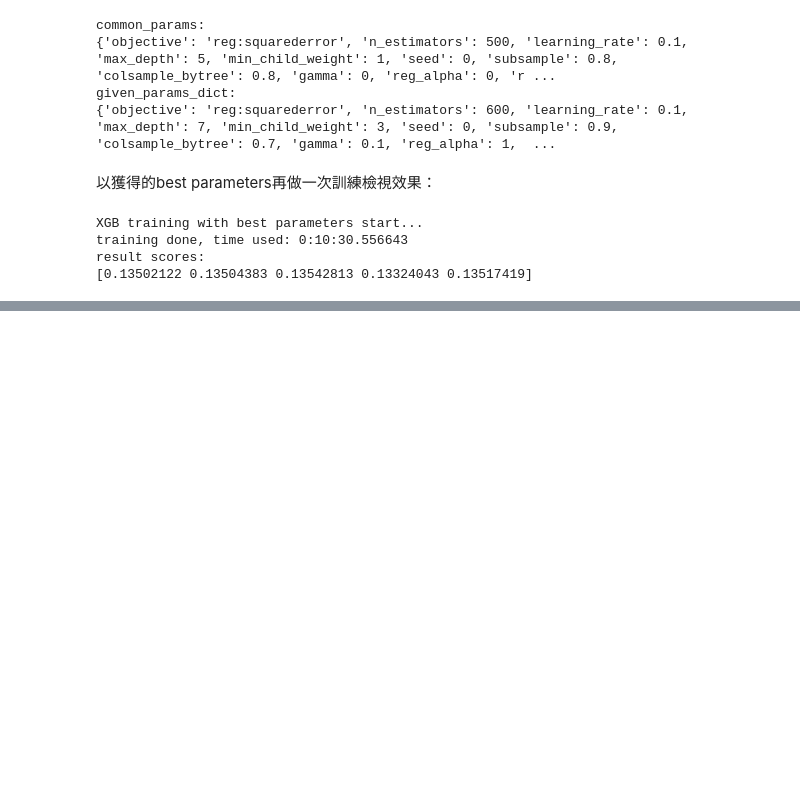
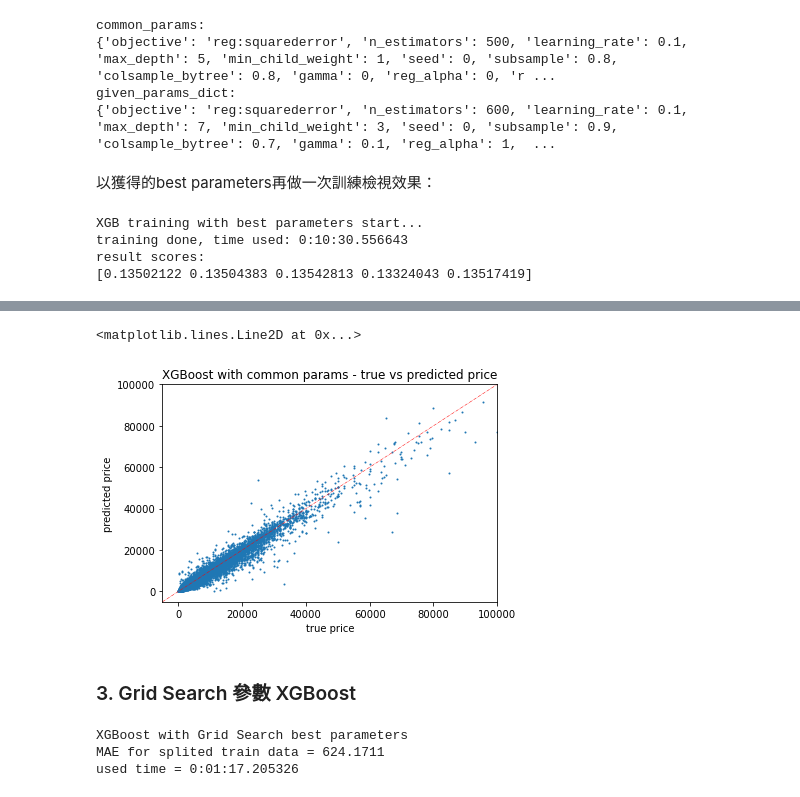
Before and after one commit to cyl89458/datawhale_tianchi, a Jupyter notebook: Task04.ipynb, the cells around one changed output, grey strips where cells are left out. Drawn from its saved outputs; the diff is of its cells as text; code cells hidden in the pictures; blank space fills up the shorter version.

```diff
--- a/Task04.ipynb
+++ b/Task04.ipynb
@@ -554,0 +653,36 @@ result scores:
+# %%
+fig, ax = plt.subplots()
+ax.scatter(train_y_test, xgb_common_pred_train_reversed,s=1)
+ax.title.set_text('XGBoost with common params - true vs predicted price')
+ax.set_xlabel('true price')
+ax.set_ylabel('predicted price')
+ax.set_xlim(-5000,100000)
+ax.set_ylim(-5000,100000)
+
+line = matplotlib.lines.Line2D([-5000,100000], [-5000,100000], color='red', ls='-.',lw=0.5)
+ax.add_line(line)
+# %% [output]
+<matplotlib.lines.Line2D at 0x...>
+[figure, added]
+# %% [markdown]
+### 3. Grid Search 參數 XGBoost
+# %%
+print('XGBoost with Grid Search best parameters')
+start_time = datetime.now()
+
+xgb_GS = XGBRegressor(**best_params_dict)
+xgb_GS.fit(train_x_train,train_y_ln_train)
+
+xgb_GS_pred_train = xgb_GS.predict(train_x_test)
+xgb_GS_pred_train_reversed = reverse_log_price(xgb_GS_pred_train)
+MAE_xgb_GS_train = mean_absolute_error(train_y_test, xgb_GS_pred_train_reversed)
+print('MAE for splited train data = '+str(np.round(MAE_xgb_GS_train,4)))
+
+xgb_GS_pred_test = xgb_GS.predict(test_x)
+xgb_GS_pred_test_reversed = reverse_log_price(xgb_GS_pred_test)
+
+print('used time = '+str(datetime.now()-start_time))
+# %% [output]
+XGBoost with Grid Search best parameters
+MAE for splited train data = 624.1711
+used time = 0:01:17.205326
```
Also changed, not shown: parts of 41 cells of this notebook, 11 other files.
